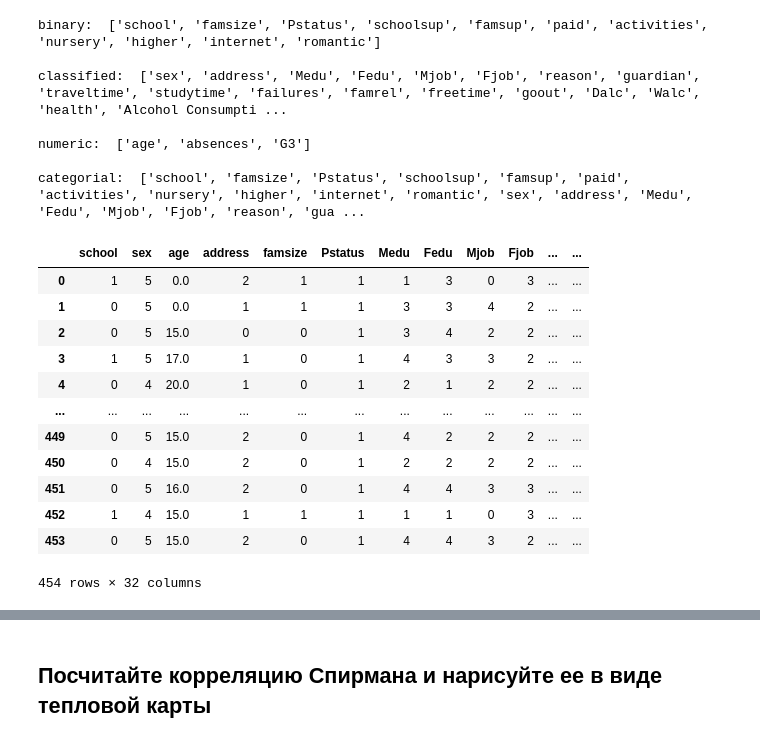
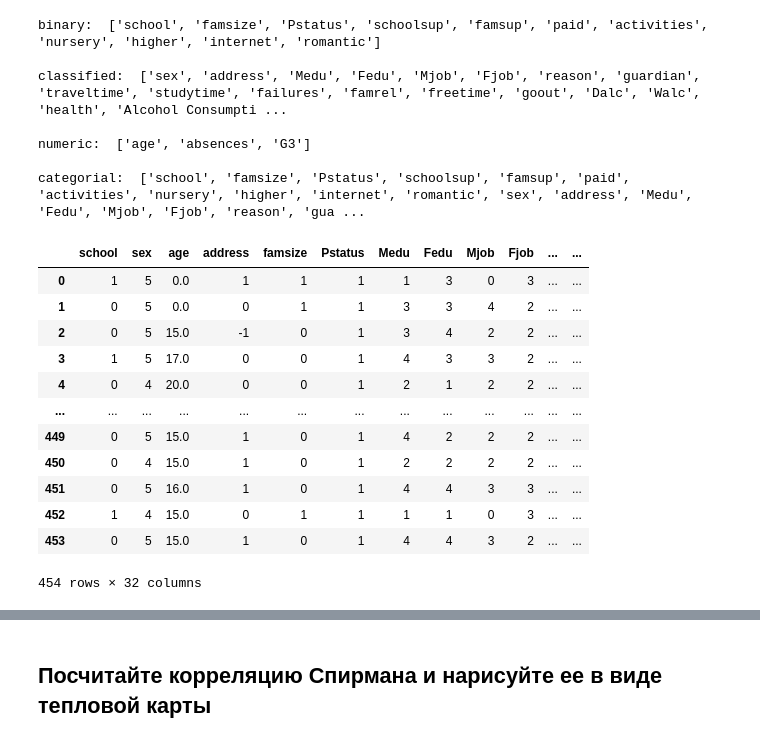
Before and after one commit to OfLoopa/ml_mipt_dafe, a Jupyter notebook: homeworks/hw_1/hw_1_EDA_preproc.ipynb, the cells around one changed output, grey strips where cells are left out. Cells and saved outputs as stored; diff of their text form; code cells hidden in the pictures.

```diff
--- a/homeworks/hw_1/hw_1_EDA_preproc.ipynb
+++ b/homeworks/hw_1/hw_1_EDA_preproc.ipynb
@@ -299,25 +299,25 @@ numeric:  ['age', 'absences', 'G3']
 categorial:  ['school', 'famsize', 'Pstatus', 'schoolsup', 'famsup', 'paid', 'activities', 'nursery', 'higher', 'internet', 'romantic', 'sex', 'address', 'Medu', 'Fedu', 'Mjob', 'Fjob', 'reason', 'gua ...
 # %%
 # preprocessing + encoding for copy
-X_train_copy = X_train
+X_train_copy = X_train.copy()
 for cat_name in categorial_columns:
     X_train_copy[cat_name] = X_train_copy[cat_name].astype('category')
     X_train_copy[cat_name] = X_train_copy[cat_name].cat.codes
 
 X_train_copy.fillna(0)
 # %% [output]
 |  | school | sex | age | address | famsize | Pstatus | Medu | Fedu | Mjob | Fjob | ... | ... |
-| 0 | 1 | 5 | 0.0 | 2 | 1 | 1 | 1 | 3 | 0 | 3 | ... | ... |
-| 1 | 0 | 5 | 0.0 | 1 | 1 | 1 | 3 | 3 | 4 | 2 | ... | ... |
-| 2 | 0 | 5 | 15.0 | 0 | 0 | 1 | 3 | 4 | 2 | 2 | ... | ... |
-| 3 | 1 | 5 | 17.0 | 1 | 0 | 1 | 4 | 3 | 3 | 2 | ... | ... |
-| 4 | 0 | 4 | 20.0 | 1 | 0 | 1 | 2 | 1 | 2 | 2 | ... | ... |
+| 0 | 1 | 5 | 0.0 | 1 | 1 | 1 | 1 | 3 | 0 | 3 | ... | ... |
+| 1 | 0 | 5 | 0.0 | 0 | 1 | 1 | 3 | 3 | 4 | 2 | ... | ... |
+| 2 | 0 | 5 | 15.0 | -1 | 0 | 1 | 3 | 4 | 2 | 2 | ... | ... |
+| 3 | 1 | 5 | 17.0 | 0 | 0 | 1 | 4 | 3 | 3 | 2 | ... | ... |
+| 4 | 0 | 4 | 20.0 | 0 | 0 | 1 | 2 | 1 | 2 | 2 | ... | ... |
 | ... | ... | ... | ... | ... | ... | ... | ... | ... | ... | ... | ... | ... |
-| 449 | 0 | 5 | 15.0 | 2 | 0 | 1 | 4 | 2 | 2 | 2 | ... | ... |
-| 450 | 0 | 4 | 15.0 | 2 | 0 | 1 | 2 | 2 | 2 | 2 | ... | ... |
-| 451 | 0 | 5 | 16.0 | 2 | 0 | 1 | 4 | 4 | 3 | 3 | ... | ... |
-| 452 | 1 | 4 | 15.0 | 1 | 1 | 1 | 1 | 1 | 0 | 3 | ... | ... |
-| 453 | 0 | 5 | 15.0 | 2 | 0 | 1 | 4 | 4 | 3 | 2 | ... | ... |
+| 449 | 0 | 5 | 15.0 | 1 | 0 | 1 | 4 | 2 | 2 | 2 | ... | ... |
+| 450 | 0 | 4 | 15.0 | 1 | 0 | 1 | 2 | 2 | 2 | 2 | ... | ... |
+| 451 | 0 | 5 | 16.0 | 1 | 0 | 1 | 4 | 4 | 3 | 3 | ... | ... |
+| 452 | 1 | 4 | 15.0 | 0 | 1 | 1 | 1 | 1 | 0 | 3 | ... | ... |
+| 453 | 0 | 5 | 15.0 | 1 | 0 | 1 | 4 | 4 | 3 | 2 | ... | ... |
 454 rows × 32 columns
 # %%
 X_train_copy.corr()
```
Also changed, not shown: parts of 18 cells of this notebook, 3 other files.
